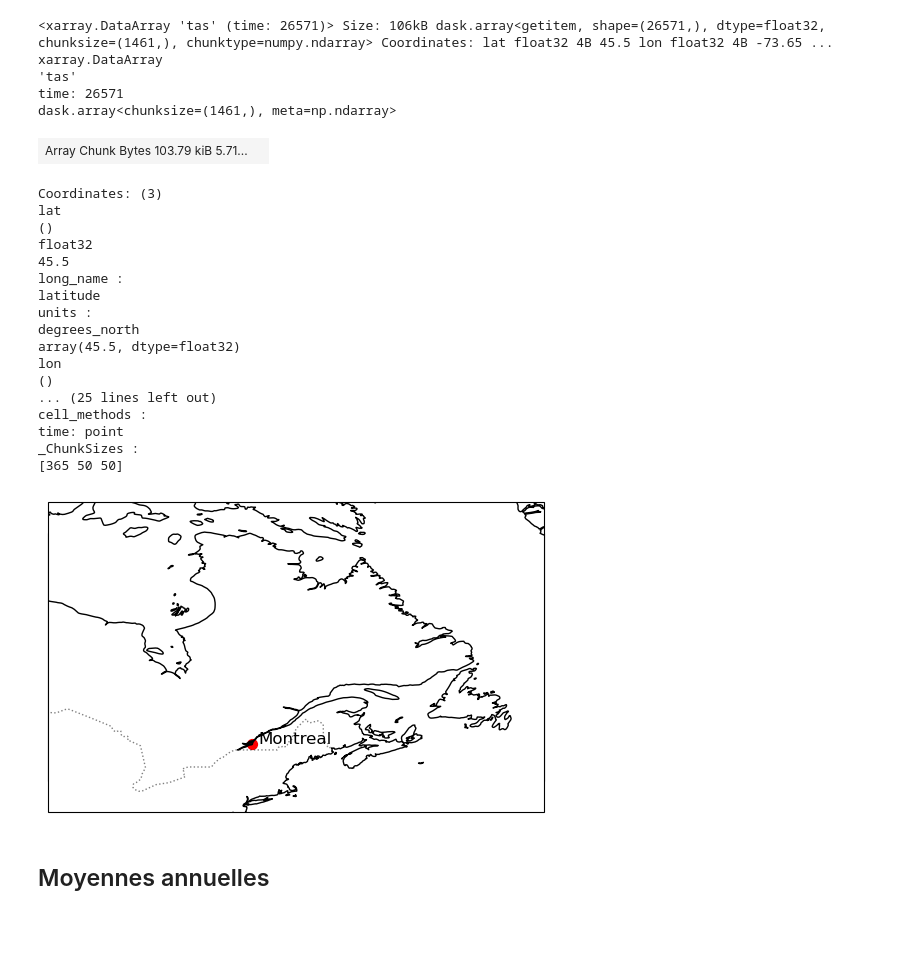
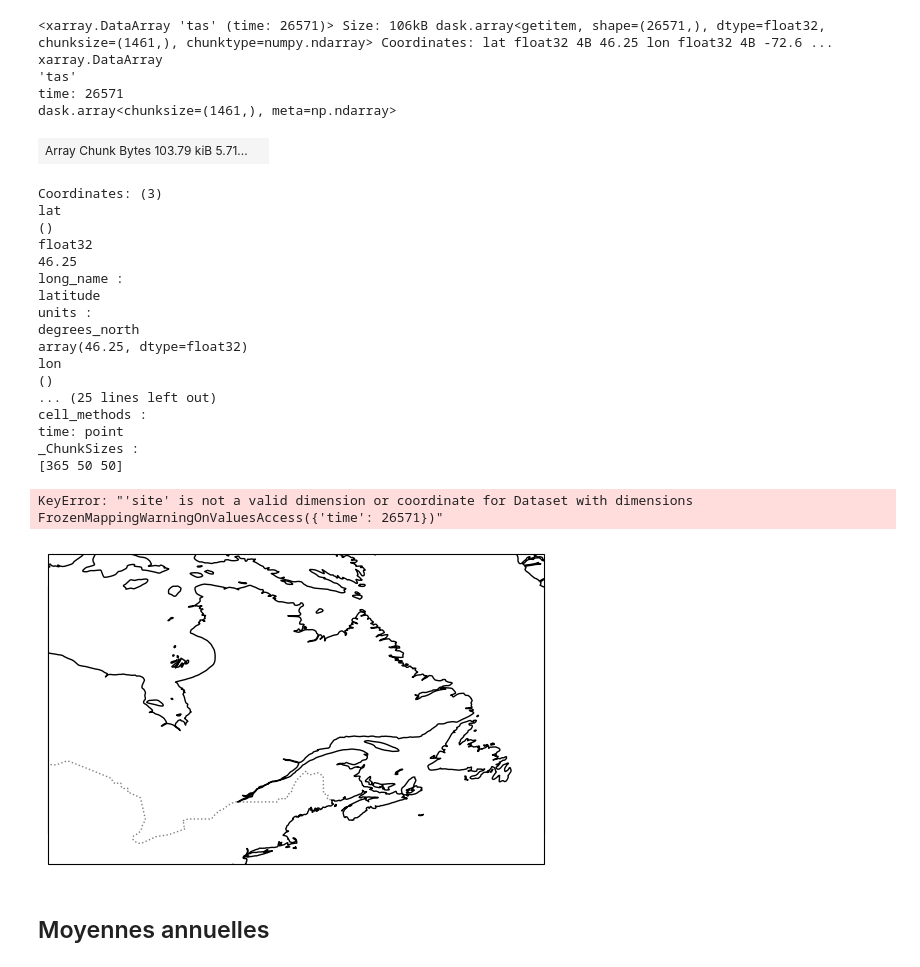
Before and after one commit to Ouranosinc/LabSc, a Jupyter notebook: labsc-notebooks/ERA5_series_moy_ann_sais_mens.ipynb, the cells around one changed output. Cells and saved outputs as stored; diff of their text form; code cells hidden in the pictures; blank space fills up the shorter version.

```diff
--- a/labsc-notebooks/ERA5_series_moy_ann_sais_mens.ipynb
+++ b/labsc-notebooks/ERA5_series_moy_ann_sais_mens.ipynb
@@ -155,26 +155,34 @@ debut,fin=1960, 2020
 
 #ds = ds.tas.sel(time=slice(debut,fin))
 
-lat, lon, ptlabel = 45.50, -73.56, 'Montreal'
-#lat, lon, ptlabel =  60, -73.56, 'Nunavik'
-#lat, lon, ptlabel = 61.36, -57.78,  'Mer du Labrador'
-#lat, lon, ptlabel = 58.77315, -77.78751, 'Inukjuak'
-#lat, lon, ptlabel = 58.099, -68.418,  'Kuujjuaq'
-#lat, lon, ptlabel = 59.65991, -85.06750,  'Baie d\'Hudson'
-#lon,lat, ptlabel = 59.62395, -67.57145,  'Baie d\'Ungava'
-#lat, lon, ptlabel = 46.28854482570761, -72.69552112219267, 'Pointe-du-Lac'
-pt = subset.subset_gridpoint(ds.tas, lon=lon, lat=lat)
+# Infos sur les points, format: [lat, lon, site]
+ptinfos=[
+#         [60, -73.56, 'Nunavik'],
+#         [61.36, -57.78,  'Mer du Labrador'],
+#         [58.77, -77.79, 'Inukjuak'],
+#         [58.099, -68.418,  'Kuujjuaq'],
+#         [59.65991, -85.06750,  'Baie d\'Hudson'],
+#         [59.62395, -67.57145,  'Baie d\'Ungava'],
 
+#         [45.50, -73.56, 'Montreal'],
+          [46.2885, -72.6955, 'Pointe-du-Lac'],
+#         [46.820634, -71.232010, 'Québec'],
+        ]
 
-#lats=[45.50,60]
-#lons=[-73.56,-73.56]
-#labels=['pt1','pt2']
-#pt = subset.subset_gridpoint(ds.tas, lon=lons, lat=lats)
-#pt=pt.assign_coords(label=xr.DataArray(labels,dims="site"))
+lats=[]
+lons=[]
+sites=[]
+for ligne in ptinfos:
+    lats.append(ligne[0])
+    lons.append(ligne[1])
+    sites.append(ligne[2])
+
+pt = subset.subset_gridpoint(ds.tas, lon=lons, lat=lats)
+#pt=pt.assign_coords(site=xr.DataArray(sites,dims="site"))
 
 display(pt)
 # %% [output]
-<xarray.DataArray 'tas' (time: 26571)> Size: 106kB dask.array<getitem, shape=(26571,), dtype=float32, chunksize=(1461,), chunktype=numpy.ndarray> Coordinates: lat float32 4B 45.5 lon float32 4B -73.65 ...
+<xarray.DataArray 'tas' (time: 26571)> Size: 106kB dask.array<getitem, shape=(26571,), dtype=float32, chunksize=(1461,), chunktype=numpy.ndarray> Coordinates: lat float32 4B 46.25 lon float32 4B -72.6 ...
 xarray.DataArray
 'tas'
 time: 26571
@@ -184,12 +192,12 @@ Coordinates: (3)
 lat
 ()
 float32
-45.5
+46.25
 long_name :
 latitude
 units :
 degrees_north
-array(45.5, dtype=float32)
+array(46.25, dtype=float32)
 lon
 ()
 ... (25 lines left out)
@@ -200,32 +208,32 @@ _ChunkSizes :
 # %%
 # Créer une figure et des axes avec une projection adaptée (ici, PlateCarree)
 fig=plt.figure()
 ax = plt.axes(projection=ccrs.PlateCarree())
 ax.coastlines()
 
 # Créer un axe avec une projection PlateCarree
 ax = plt.axes(projection=ccrs.PlateCarree())
 
 # Définir les limites de la carte pour englober la province de Québec
 ax.set_extent([-90, -50, 40, 65], crs=ccrs.PlateCarree())  # [lon_min, lon_max, lat_min, lat_max]
 
 # Ajouter des éléments géographiques : côtes, frontières, etc.
 ax.coastlines()
 ax.add_feature(cfeature.BORDERS, linestyle=':', alpha=0.5)
 
-# Tracer le point à partir des coordonnées (lon, lat)
-ax.scatter(lon, lat, color='red', marker='o', s=50)
+for site in sites:
+    # Tracer le point à partir des coordonnées du site (lon, lat)
+    ptsite=pt.sel(site=site)
+    ax.scatter(ptsite.lon, ptsite.lat, marker='o', s=50)
 
-# Ajouter un label au point
-ax.text(lon + 0.5, lat, ptlabel, fontsize=12, ha='left', color='black')
-
-# Afficher la légende
-#plt.legend()
+    # Ajouter un label au point
+    ax.text(ptsite.lon + 0.5, ptsite.lat, ptsite.site.values, fontsize=12, ha='left', color='black')
 
 # Afficher la carte
 plt.show()
 # %% [output]
+KeyError: "'site' is not a valid dimension or coordinate for Dataset with dimensions FrozenMappingWarningOnValuesAccess({'time': 26571})"
-[figure, old version]
+[figure, new version]
 # %% [markdown]
 ## Moyennes annuelles
 # %%
```
Also changed, not shown: parts of 8 cells of this notebook.
